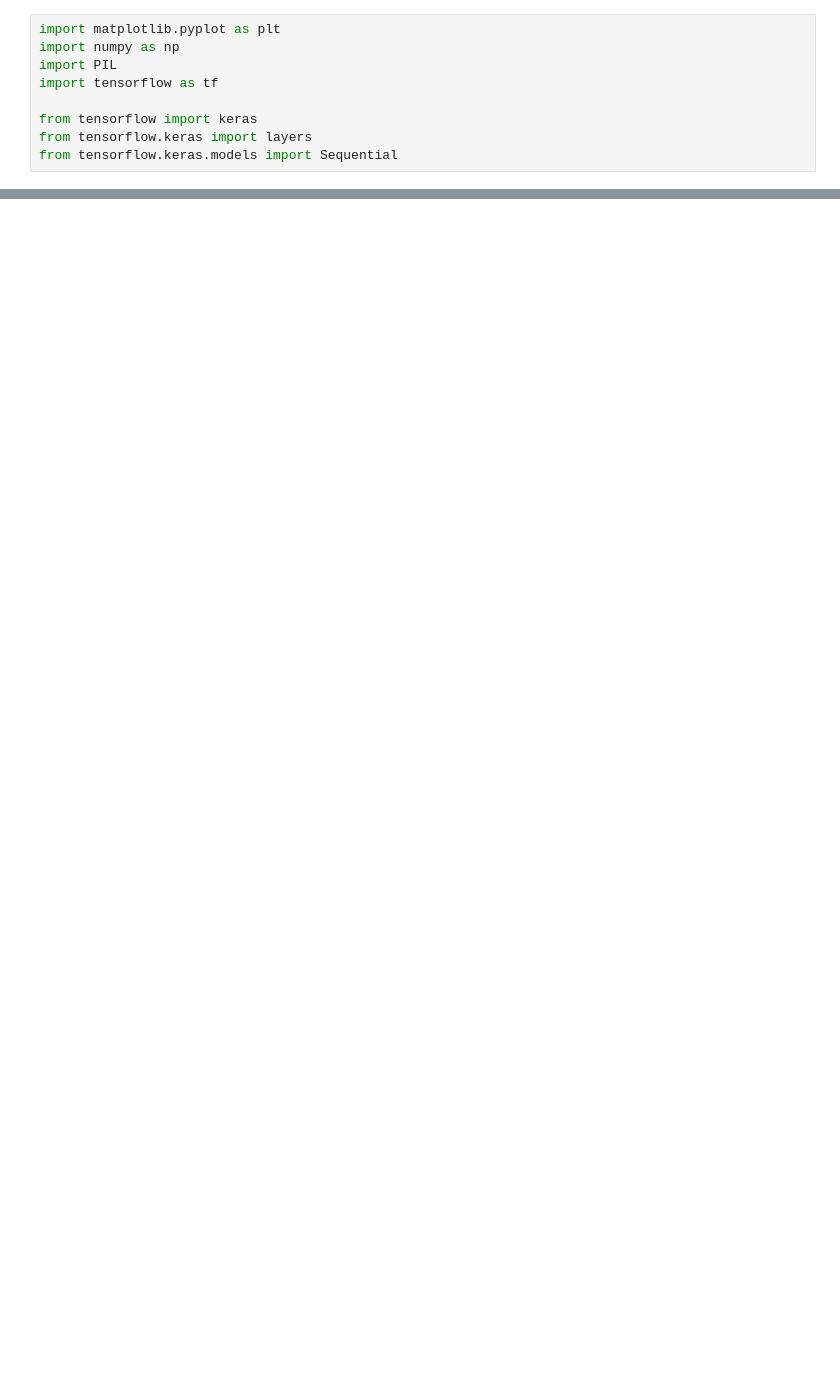
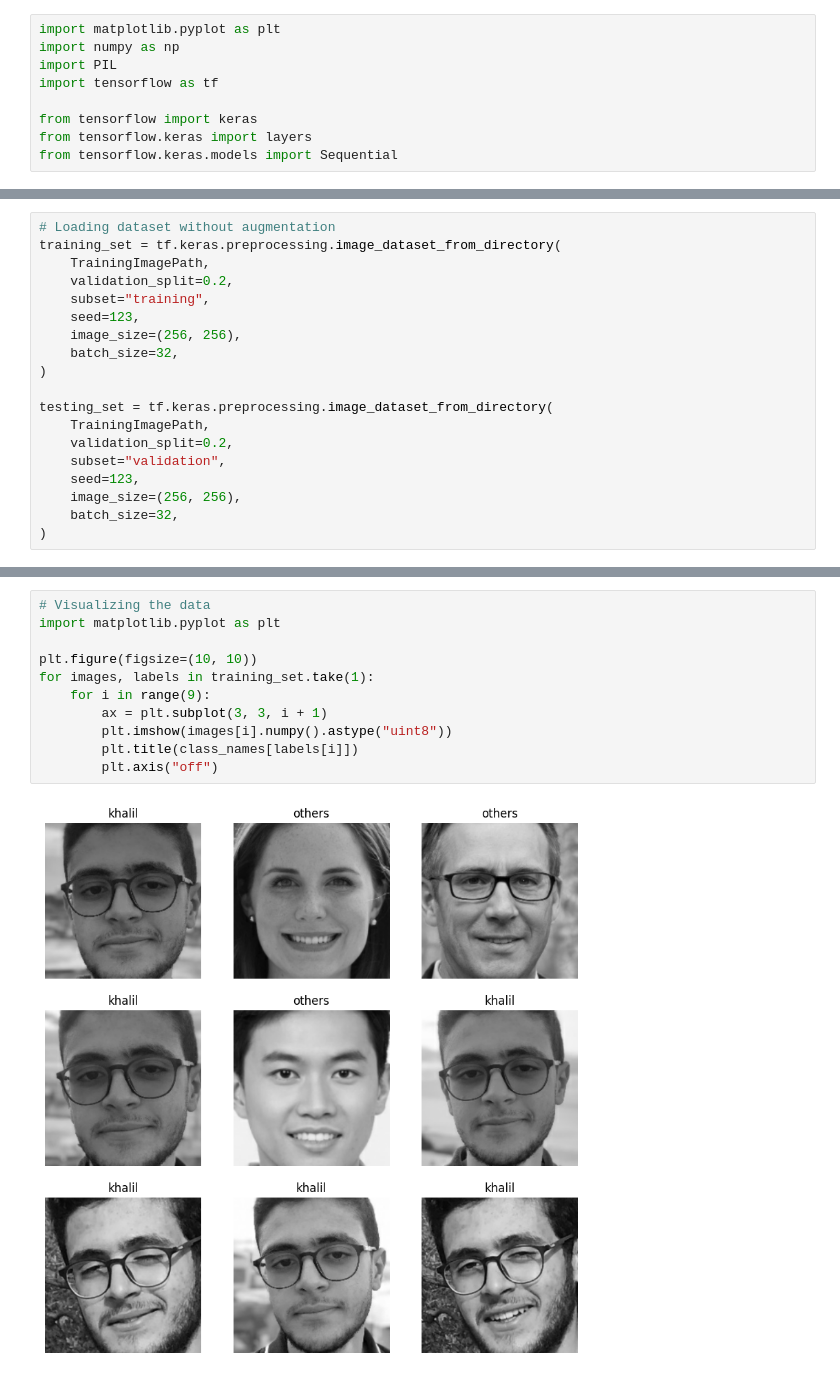
Before and after one commit to krankos/face-recognition-project, a Jupyter notebook: ModelCNN.ipynb, the cells around one changed output, grey strips where cells are left out. Saved outputs shown, nothing was run; the diff lists cells and outputs as text; blank space fills up the shorter version.

Commit message:
loading data using TF

```diff
--- a/ModelCNN.ipynb
+++ b/ModelCNN.ipynb
@@ -36,0 +38,19 @@ training_set=dir_Iterator
+# %%
+# Loading dataset without augmentation
+training_set = tf.keras.preprocessing.image_dataset_from_directory(
+    TrainingImagePath,
+    validation_split=0.2,
+    subset="training",
+    seed=123,
+    image_size=(256, 256),
+    batch_size=32,
+)
+
+testing_set = tf.keras.preprocessing.image_dataset_from_directory(
+    TrainingImagePath,
+    validation_split=0.2,
+    subset="validation",
+    seed=123,
+    image_size=(256, 256),
+    batch_size=32,
+)
@@ -41,0 +67,13 @@ AttributeError: 'DirectoryIterator' object has no attribute 'class_names'
+# %%
+# Visualizing the data
+import matplotlib.pyplot as plt
+
+plt.figure(figsize=(10, 10))
+for images, labels in training_set.take(1):
+    for i in range(9):
+        ax = plt.subplot(3, 3, i + 1)
+        plt.imshow(images[i].numpy().astype("uint8"))
+        plt.title(class_names[labels[i]])
+        plt.axis("off")
+# %% [output]
+[figure, added]
```
Also changed, not shown: parts of 5 cells of this notebook.
